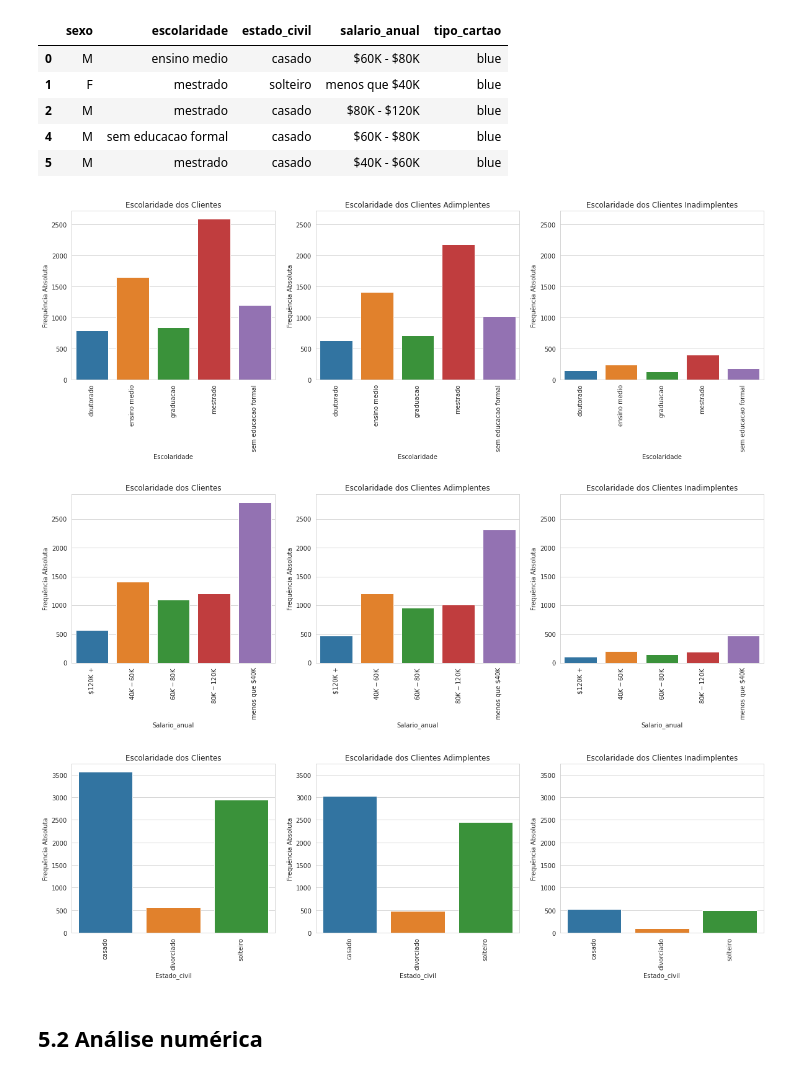
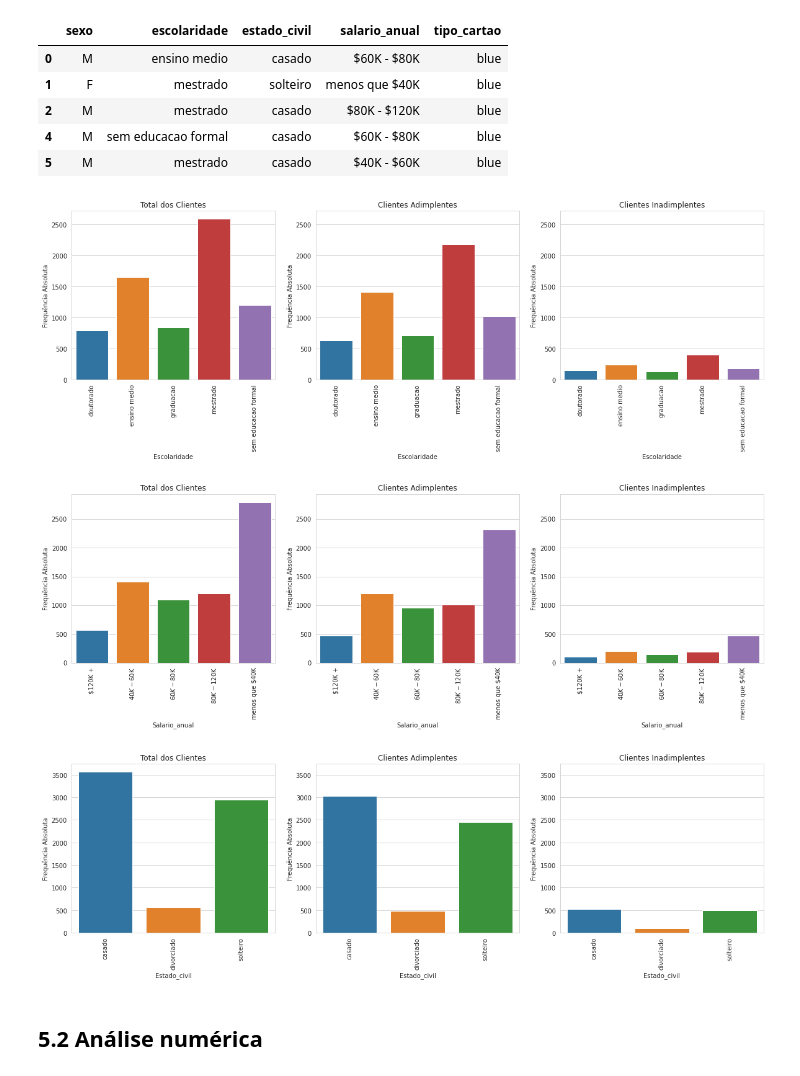
Before and after one commit to dommpaulo/ebac, a Jupyter notebook: Análise_de_Crédito_Py_EBAC_Projeto_Final.ipynb, the cells around one changed output. Saved outputs shown, nothing was run; the diff lists cells and outputs as text; code cells hidden in the pictures.

```diff
--- a/Análise_de_Crédito_Py_EBAC_Projeto_Final.ipynb
+++ b/Análise_de_Crédito_Py_EBAC_Projeto_Final.ipynb
@@ -249,16 +246,16 @@ def categoria_graficos (coluna: str, titulos: list): # função gera sequência
   return figura
 # %%
 colunas = ['escolaridade', 'salario_anual', 'estado_civil']
-titulos = ['Escolaridade dos Clientes', 'Escolaridade dos Clientes Adimplentes', 'Escolaridade dos Clientes Inadimplentes']
+titulos = ['Total dos Clientes', 'Clientes Adimplentes', 'Clientes Inadimplentes']
 
 figura = plt
 
 for coluna in colunas:
   figura.show(categoria_graficos(coluna, titulos))
 # %% [output]
-[figure, old version]
+[figure, new version]
-[figure, old version]
+[figure, new version]
-[figure, old version]
+[figure, new version]
 # %% [markdown]
 ## 5.2 Análise numérica
 # %% [markdown]
```
Also changed, not shown: parts of 2 cells of this notebook.
